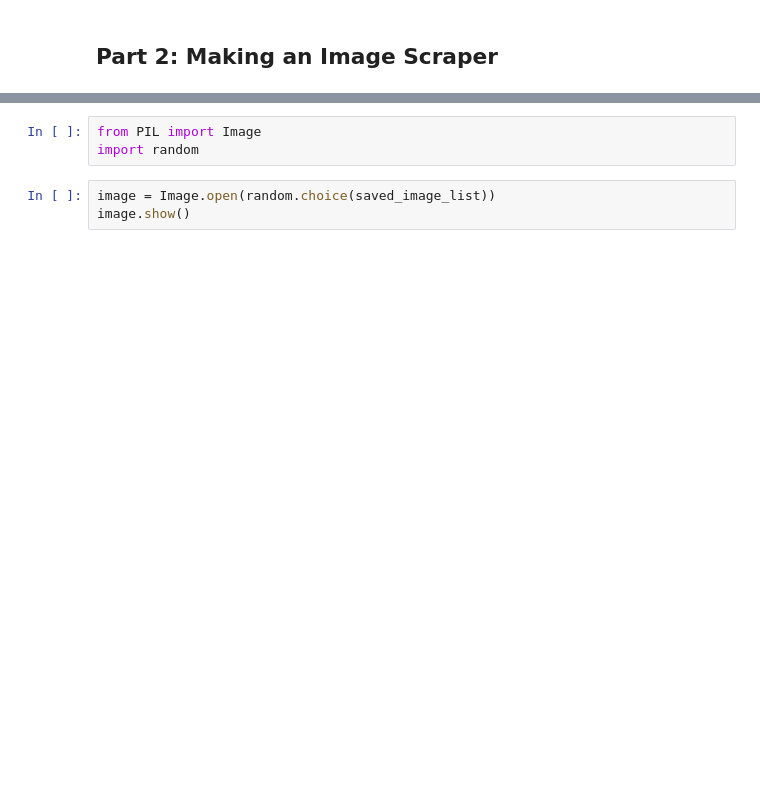
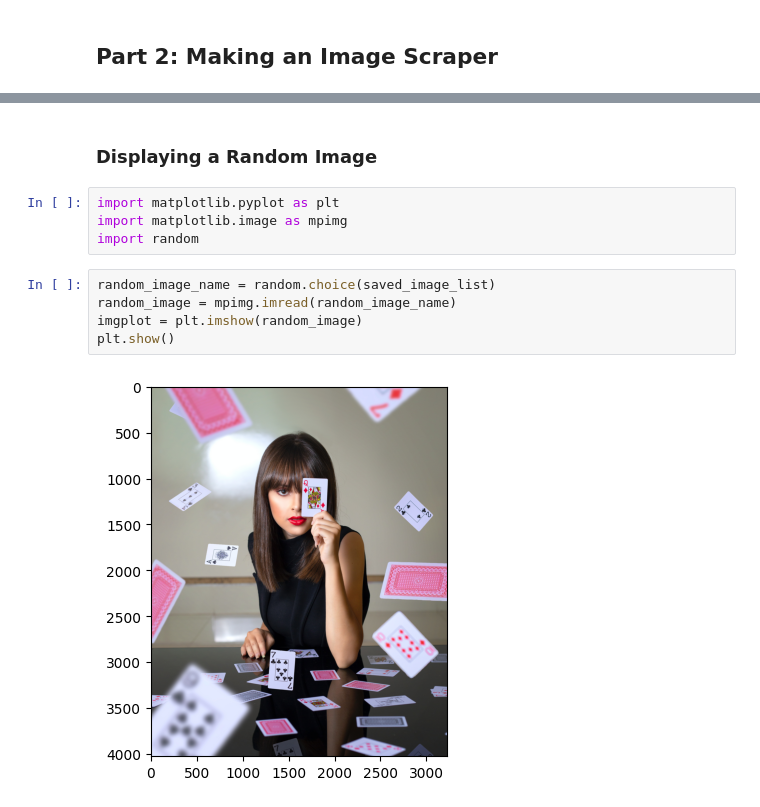
Before and after one commit to DolicaAkelloEgwel/python-workshops, a Jupyter notebook: python-for-beginners/python-for-beginners.ipynb, the cells around one changed output, grey strips where cells are left out. Saved outputs shown, nothing was run; the diff lists cells and outputs as text; blank space fills up the shorter version.

```diff
--- a/python-for-beginners/python-for-beginners.ipynb
+++ b/python-for-beginners/python-for-beginners.ipynb
@@ -188,6 +201,13 @@ print(saved_image_list)
-# %%
-from PIL import Image
-import random
-# %%
-image = Image.open(random.choice(saved_image_list))
-image.show()
+# %% [markdown]
+### Displaying a Random Image
+# %%
+import matplotlib.pyplot as plt
+import matplotlib.image as mpimg
+import random
+# %%
+random_image_name = random.choice(saved_image_list)
+random_image = mpimg.imread(random_image_name)
+imgplot = plt.imshow(random_image)
+plt.show()
+# %% [output]
+[figure, added]
```
Also changed, not shown: parts of 13 cells of this notebook.
